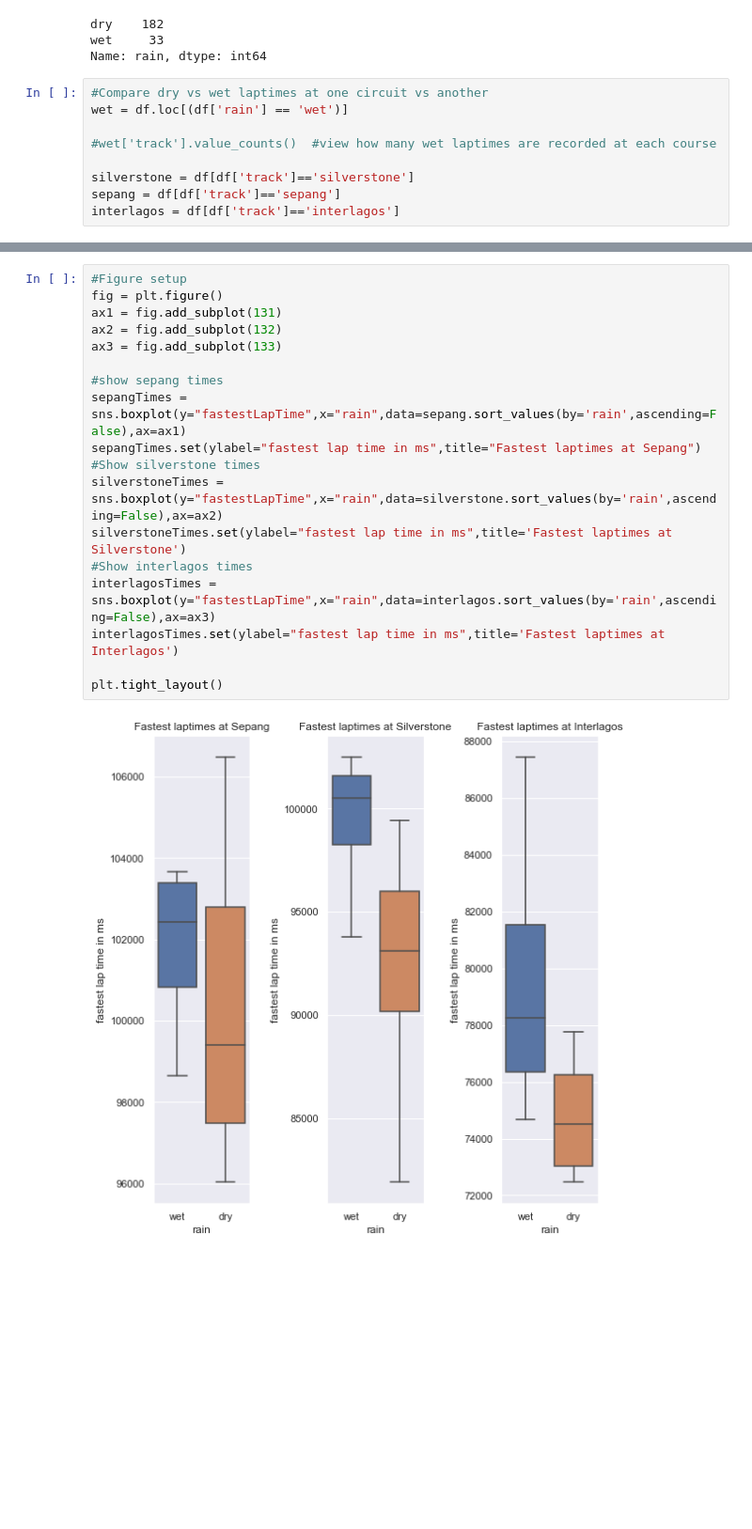
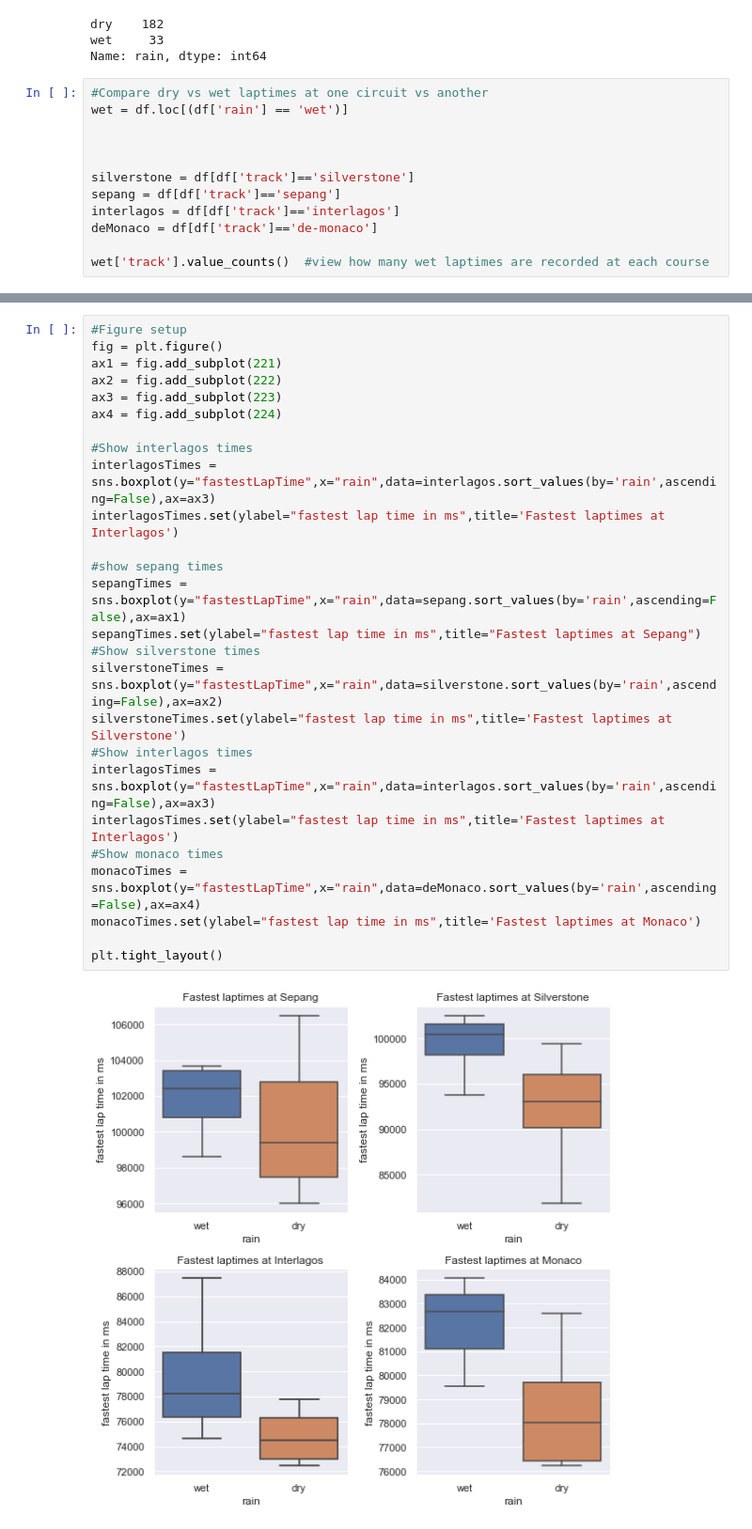
Before and after one commit to floeck/f1-weather-analysis, a Jupyter notebook: notebooks/V10FTW_Group.ipynb, the cells around one changed output, grey strips where cells are left out. Shown at 94% size. Saved outputs shown, nothing was run; the diff lists cells and outputs as text; blank space fills up the shorter version.

Commit message:
Wet weather track comparisons

```diff
--- a/notebooks/V10FTW_Group.ipynb
+++ b/notebooks/V10FTW_Group.ipynb
@@ -183,8 +205,11 @@ Name: rain, dtype: int64
 #Compare dry vs wet laptimes at one circuit vs another
 wet = df.loc[(df['rain'] == 'wet')]
 
-#wet['track'].value_counts()  #view how many wet laptimes are recorded at each course
+
 
 silverstone = df[df['track']=='silverstone']
 sepang = df[df['track']=='sepang']
 interlagos = df[df['track']=='interlagos']
+deMonaco = df[df['track']=='de-monaco']
+
+wet['track'].value_counts()  #view how many wet laptimes are recorded at each course
@@ -191,21 +233,29 @@ interlagos = df[df['track']=='interlagos']
 # %%
 #Figure setup
 fig = plt.figure()
-ax1 = fig.add_subplot(131)
-ax2 = fig.add_subplot(132)
-ax3 = fig.add_subplot(133)
+ax1 = fig.add_subplot(221)
+ax2 = fig.add_subplot(222)
+ax3 = fig.add_subplot(223)
+ax4 = fig.add_subplot(224)
+
+#Show interlagos times
+interlagosTimes = sns.boxplot(y="fastestLapTime",x="rain",data=interlagos.sort_values(by='rain',ascending=False),ax=ax3)
+interlagosTimes.set(ylabel="fastest lap time in ms",title='Fastest laptimes at Interlagos')
 
 #show sepang times
 sepangTimes = sns.boxplot(y="fastestLapTime",x="rain",data=sepang.sort_values(by='rain',ascending=False),ax=ax1)
 sepangTimes.set(ylabel="fastest lap time in ms",title="Fastest laptimes at Sepang")
 #Show silverstone times
 silverstoneTimes = sns.boxplot(y="fastestLapTime",x="rain",data=silverstone.sort_values(by='rain',ascending=False),ax=ax2)
 silverstoneTimes.set(ylabel="fastest lap time in ms",title='Fastest laptimes at Silverstone')
 #Show interlagos times
 interlagosTimes = sns.boxplot(y="fastestLapTime",x="rain",data=interlagos.sort_values(by='rain',ascending=False),ax=ax3)
 interlagosTimes.set(ylabel="fastest lap time in ms",title='Fastest laptimes at Interlagos')
+#Show monaco times
+monacoTimes = sns.boxplot(y="fastestLapTime",x="rain",data=deMonaco.sort_values(by='rain',ascending=False),ax=ax4)
+monacoTimes.set(ylabel="fastest lap time in ms",title='Fastest laptimes at Monaco')
 
 plt.tight_layout()
 # %% [output]
-[figure, old version]
+[figure, new version]
 # %% [markdown]
```
Also changed, not shown: parts of 7 cells of this notebook.
